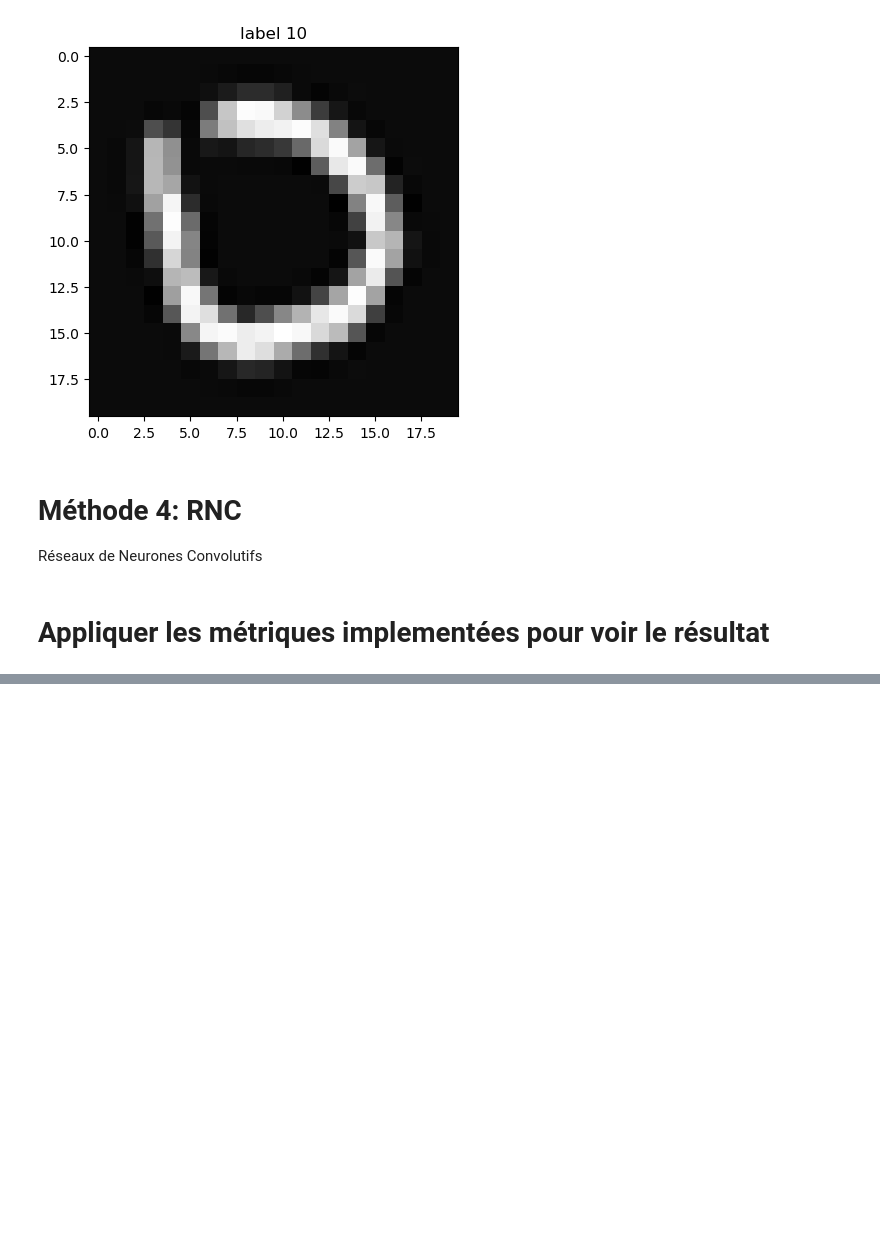
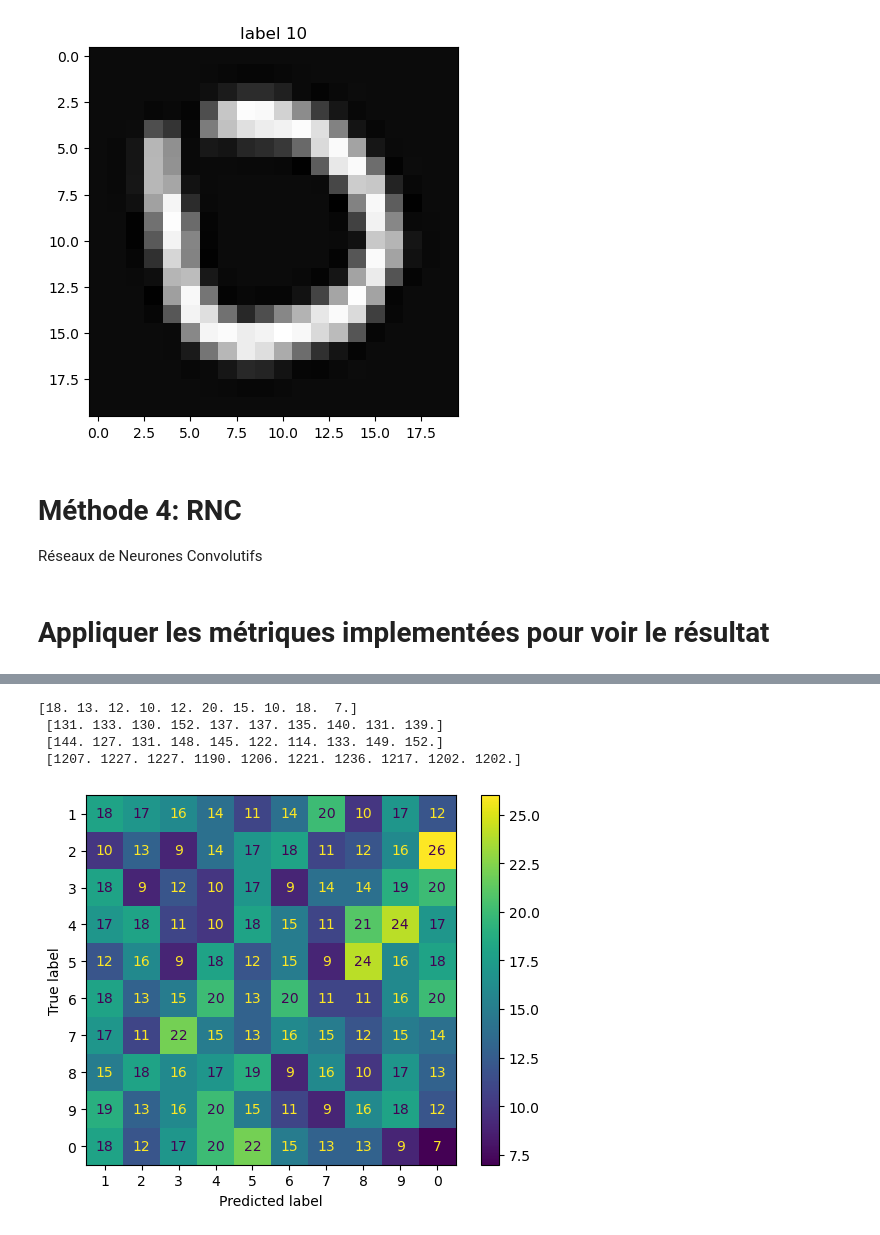
Before and after one commit to felladib/DL-ML, a Jupyter notebook: TP 1.ipynb, the cells around one changed output, grey strips where cells are left out. Saved outputs shown, nothing was run; the diff lists cells and outputs as text; code cells hidden in the pictures; blank space fills up the shorter version.

Commit message:
added the confidence matrix and the metrics. Still need to correct the accuracy metric

```diff
--- a/TP 1.ipynb
+++ b/TP 1.ipynb
@@ -134,0 +98,11 @@ for row in conf_matrix :
+# %%
+def MatriceConf(target, prediction,nCl=11):
+    # num_classes = nCl
+    # conf_matrix = [[0] * num_classes for _ in range(num_classes)] #cree une list
+    conf_matrix = np.zeros((nCl, nCl)) # creer une matrice de numclasses*numclasses de zero
+    for y,pred  in zip(target, prediction):
+        conf_matrix[y,pred]+=1 #ligne => Reality.       #colonne => prediction.
+
+    conf_matrix = np.delete(conf_matrix, 0, axis=0)
+    conf_matrix = np.delete(conf_matrix, 0, axis=1)
+    return conf_matrix
@@ -313,3 +302,7 @@ plt.imshow(a,cmap='gray')
 Réseaux de Neurones Convolutifs
 # %% [markdown]
 # Appliquer les métriques implementées pour voir le résultat
+# %%
+# Confusion matrix from scratch
+conf_matrix= MatriceConf(Yt , y_pred)
+conf_matrix
@@ -315,0 +320,16 @@ Réseaux de Neurones Convolutifs
+# %%
+tp, fn, fp, tn = CM_metrics(conf_matrix)
+print(tp,"\n",fn, "\n",fp,"\n",tn,"\n" )
+# %% [output]
+[18. 13. 12. 10. 12. 20. 15. 10. 18.  7.]
+ [131. 133. 130. 152. 137. 137. 135. 140. 131. 139.]
+ [144. 127. 131. 148. 145. 122. 114. 133. 149. 152.]
+ [1207. 1227. 1227. 1190. 1206. 1221. 1236. 1217. 1202. 1202.]
+# %%
+from sklearn import metrics
+
+conf_matrix_display = metrics.ConfusionMatrixDisplay(conf_matrix , display_labels = [1,  2,  3,  4,  5,  6,  7,  8,  9, 0])
+conf_matrix_display.plot()
+plt.show()
+# %% [output]
+[figure, added]
```
Also changed, not shown: parts of 27 cells of this notebook.
